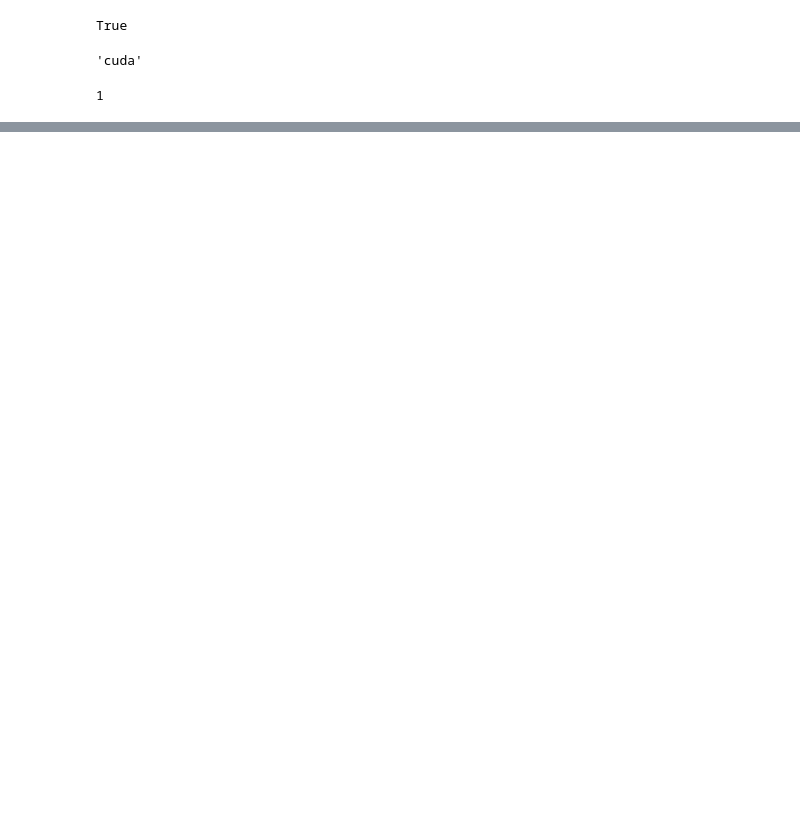
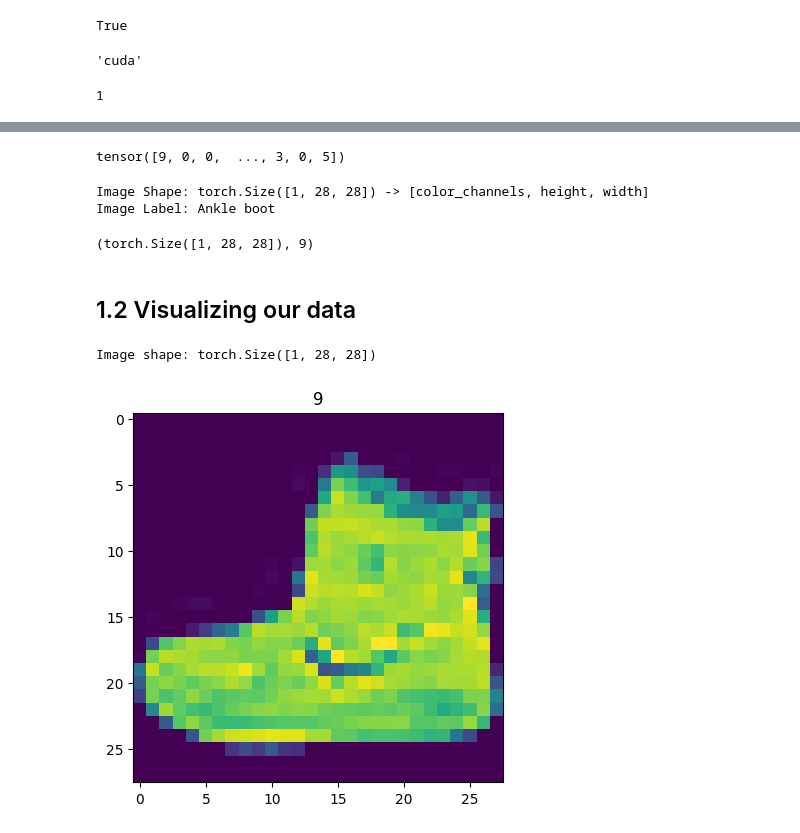
Before and after one commit to ashrafulwork/learning_pytorch, a Jupyter notebook: Pytorch_part1.ipynb, the cells around one changed output, grey strips where cells are left out. Cells and saved outputs as stored; diff of their text form; code cells hidden in the pictures; blank space fills up the shorter version.

Commit message:
Completed Till 96- Getting a computer vision dataset

```diff
--- a/Pytorch_part1.ipynb
+++ b/Pytorch_part1.ipynb
@@ -44,0 +99,22 @@ torch.cuda.device_count()
+# %%
+# Setup training data
+
+from torchvision import datasets
+train_data = datasets.FashionMNIST(
+    root = "data", # where to download data?
+    train = True, # do we want the training dataset?
+    download = True, # do we want to download yes/no?
+    transform=torchvision.transforms.ToTensor(), # how do we want to transform the data?
+    target_transform= None # how do we want to transform the labels/targets?
+
+)
+
+
+test_data = datasets.FashionMNIST(
+    root = "data", # where to download data?
+    train = False, # do we want the training dataset?
+    download = True, # do we want to download yes/no?
+    transform=torchvision.transforms.ToTensor(), # how do we want to transform the data?
+    target_transform= None # how do we want to transform the labels/targets?
+
+)
@@ -44,0 +192,16 @@ torch.cuda.device_count()
+# %%
+train_data.targets
+# %% [output]
+tensor([9, 0, 0,  ..., 3, 0, 5])
+# %%
+## Check the shape of our image
+
+print(f"Image Shape: {image.shape} -> [color_channels, height, width] ")
+print(f"Image Label: {class_names[label]}" )
+image.shape, label
+# %% [output]
+Image Shape: torch.Size([1, 28, 28]) -> [color_channels, height, width]
+Image Label: Ankle boot
+(torch.Size([1, 28, 28]), 9)
+# %% [markdown]
+## 1.2 Visualizing our data
@@ -44,0 +210,10 @@ torch.cuda.device_count()
+# %%
+image, label = train_data[0]
+print(f"Image shape: {image.shape}")
+
+plt.imshow(image.squeeze())
+plt.title(label);
+# image
+# %% [output]
+Image shape: torch.Size([1, 28, 28])
+[figure, added]
```
Also changed, not shown: parts of 21 cells of this notebook.
